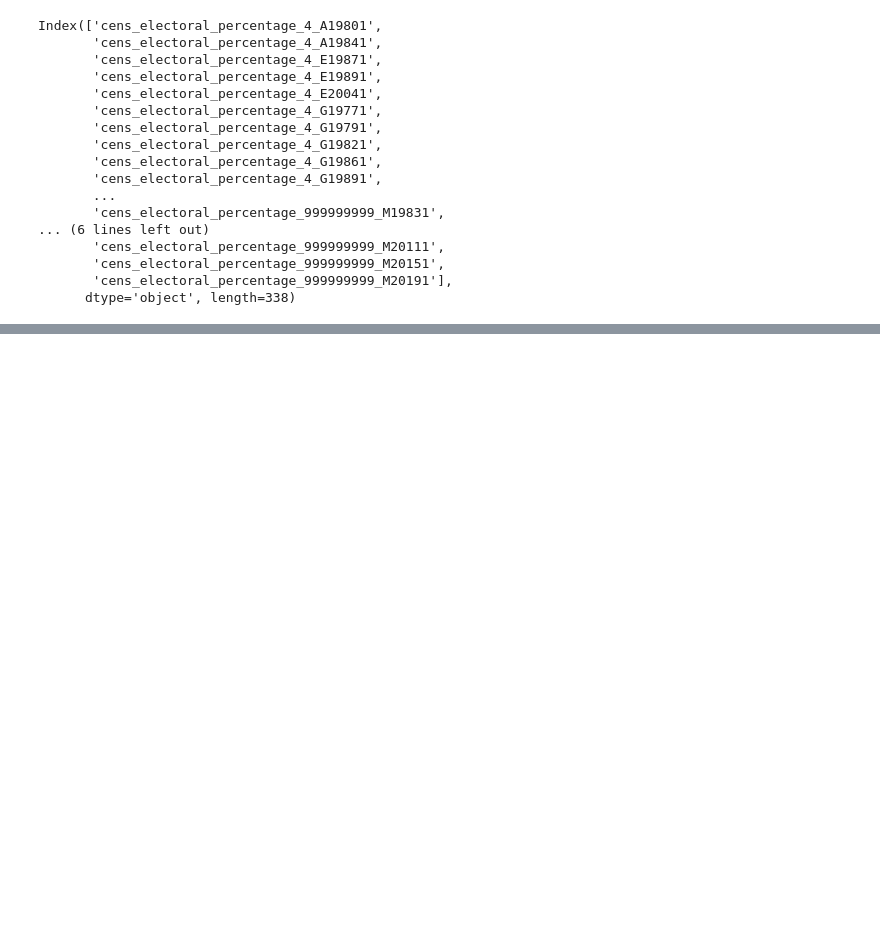
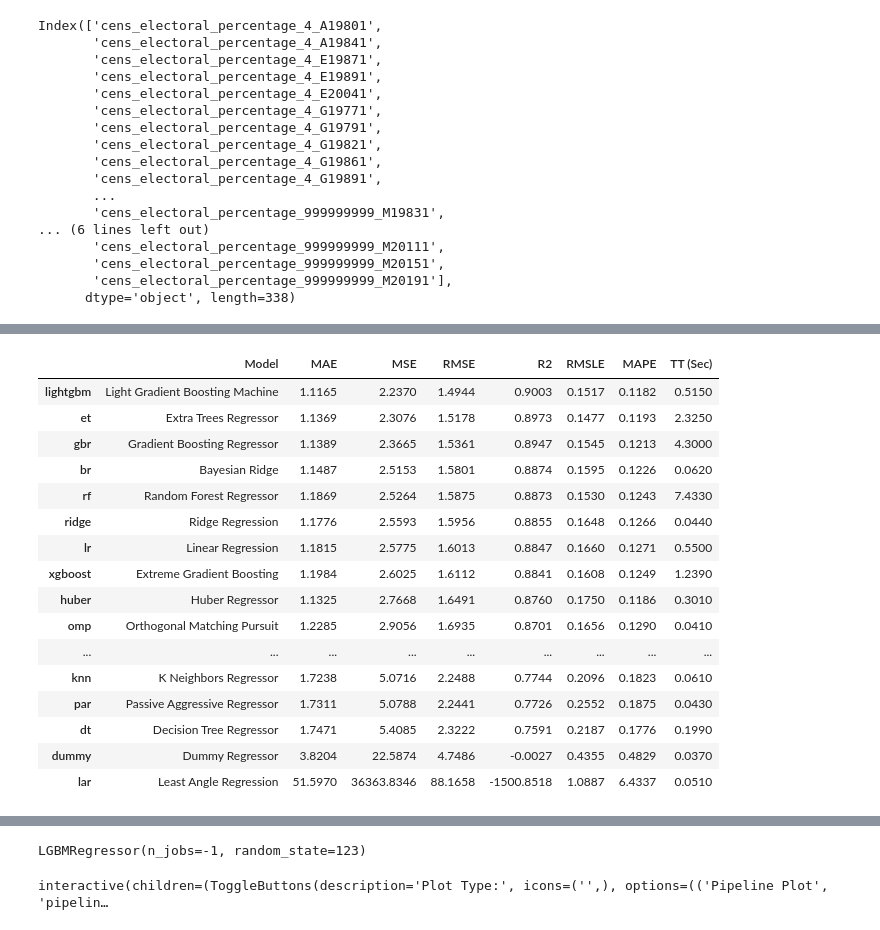
Before and after one commit to guillempla/catalan-elections-forecasting, a Jupyter notebook: src/study_data/create-simple-model.ipynb, the cells around one changed output, grey strips where cells are left out. Saved outputs shown, nothing was run; the diff lists cells and outputs as text; code cells hidden in the pictures; blank space fills up the shorter version.

```diff
--- a/src/study_data/create-simple-model.ipynb
+++ b/src/study_data/create-simple-model.ipynb
@@ -343,0 +428,5 @@ Index(['cens_electoral_percentage_4_A19801',
+# %%
+from pycaret.regression import RegressionExperiment
+
+s = RegressionExperiment()
+s.setup(df_filtered, target = target_list[0], session_id = 123)
@@ -343,0 +452,4 @@ Index(['cens_electoral_percentage_4_A19801',
+# %%
+# compare models
+best = s.compare_models()
+# %% [output]
@@ -343,0 +457,17 @@ Index(['cens_electoral_percentage_4_A19801',
+|  | Model | MAE | MSE | RMSE | R2 | RMSLE | MAPE | TT (Sec) |
+| lightgbm | Light Gradient Boosting Machine | 1.1165 | 2.2370 | 1.4944 | 0.9003 | 0.1517 | 0.1182 | 0.5150 |
+| et | Extra Trees Regressor | 1.1369 | 2.3076 | 1.5178 | 0.8973 | 0.1477 | 0.1193 | 2.3250 |
+| gbr | Gradient Boosting Regressor | 1.1389 | 2.3665 | 1.5361 | 0.8947 | 0.1545 | 0.1213 | 4.3000 |
+| br | Bayesian Ridge | 1.1487 | 2.5153 | 1.5801 | 0.8874 | 0.1595 | 0.1226 | 0.0620 |
+| rf | Random Forest Regressor | 1.1869 | 2.5264 | 1.5875 | 0.8873 | 0.1530 | 0.1243 | 7.4330 |
+| ridge | Ridge Regression | 1.1776 | 2.5593 | 1.5956 | 0.8855 | 0.1648 | 0.1266 | 0.0440 |
+| lr | Linear Regression | 1.1815 | 2.5775 | 1.6013 | 0.8847 | 0.1660 | 0.1271 | 0.5500 |
+| xgboost | Extreme Gradient Boosting | 1.1984 | 2.6025 | 1.6112 | 0.8841 | 0.1608 | 0.1249 | 1.2390 |
+| huber | Huber Regressor | 1.1325 | 2.7668 | 1.6491 | 0.8760 | 0.1750 | 0.1186 | 0.3010 |
+| omp | Orthogonal Matching Pursuit | 1.2285 | 2.9056 | 1.6935 | 0.8701 | 0.1656 | 0.1290 | 0.0410 |
+| ... | ... | ... | ... | ... | ... | ... | ... | ... |
+| knn | K Neighbors Regressor | 1.7238 | 5.0716 | 2.2488 | 0.7744 | 0.2096 | 0.1823 | 0.0610 |
+| par | Passive Aggressive Regressor | 1.7311 | 5.0788 | 2.2441 | 0.7726 | 0.2552 | 0.1875 | 0.0430 |
+| dt | Decision Tree Regressor | 1.7471 | 5.4085 | 2.3222 | 0.7591 | 0.2187 | 0.1776 | 0.1990 |
+| dummy | Dummy Regressor | 3.8204 | 22.5874 | 4.7486 | -0.0027 | 0.4355 | 0.4829 | 0.0370 |
+| lar | Least Angle Regression | 51.5970 | 36363.8346 | 88.1658 | -1500.8518 | 1.0887 | 6.4337 | 0.0510 |
@@ -343,0 +475,9 @@ Index(['cens_electoral_percentage_4_A19801',
+# %%
+print(best)
+# %% [output]
+LGBMRegressor(n_jobs=-1, random_state=123)
+# %%
+# analyze the best model
+s.evaluate_model(best)
+# %% [output]
+interactive(children=(ToggleButtons(description='Plot Type:', icons=('',), options=(('Pipeline Plot', 'pipelin…
```
Also changed, not shown: parts of 25 cells of this notebook.
